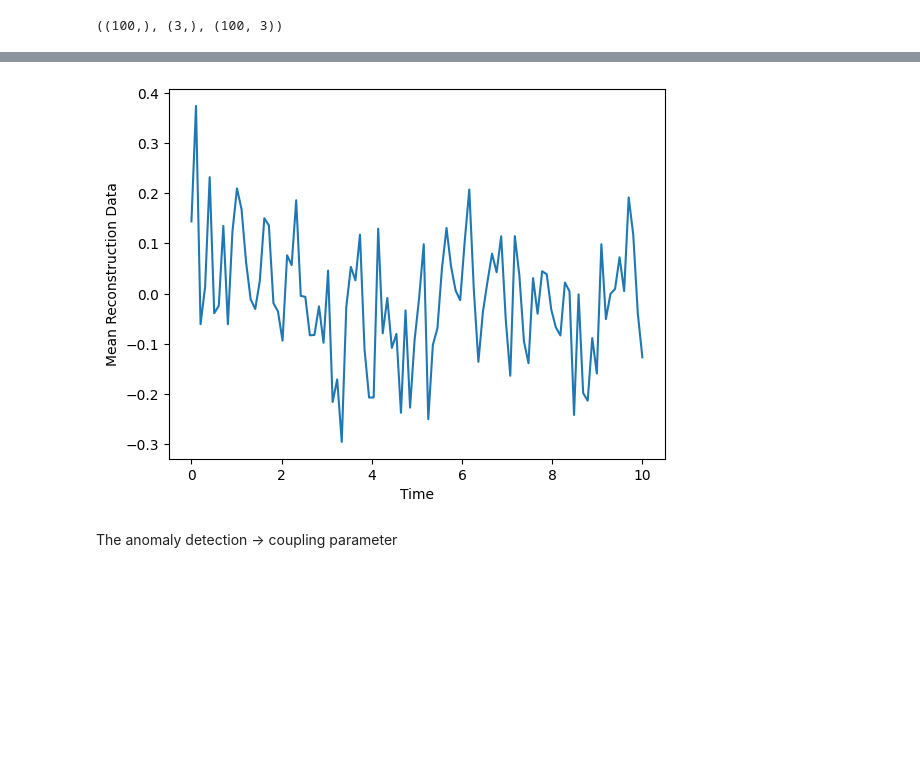
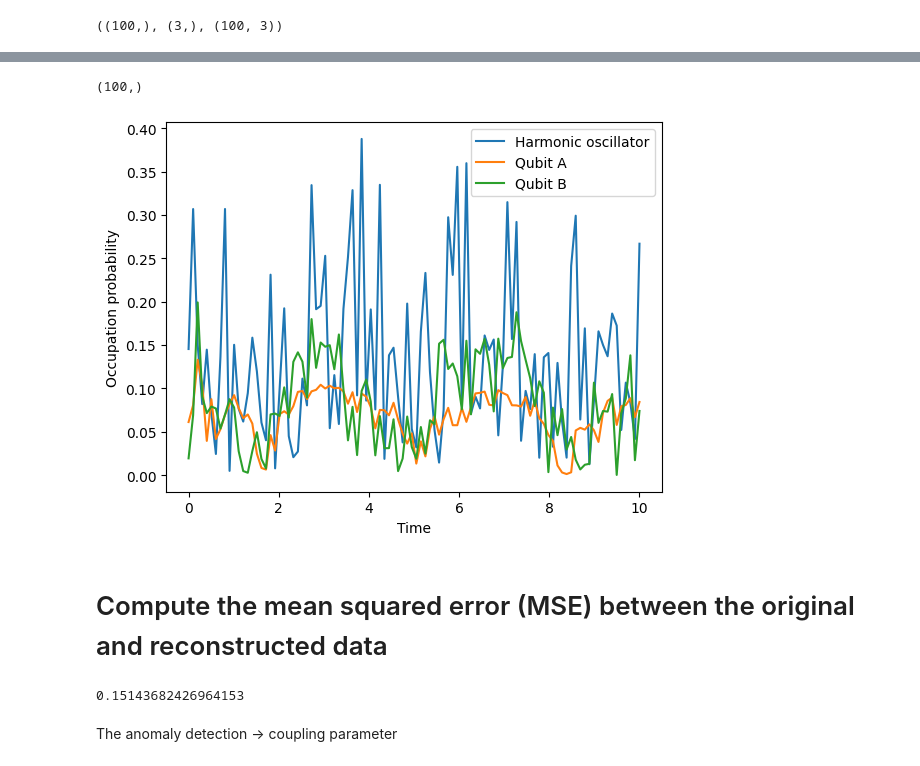
Before and after one commit to isadays/SystemSecurity, a Jupyter notebook: AnomalyDetectionSuperQubits/Supercond.ipynb, the cells around one changed output, grey strips where cells are left out. Cells and saved outputs as stored; diff of their text form; code cells hidden in the pictures; blank space fills up the shorter version.

```diff
--- a/AnomalyDetectionSuperQubits/Supercond.ipynb
+++ b/AnomalyDetectionSuperQubits/Supercond.ipynb
@@ -129,8 +135,0 @@ Epoch 100/100
-# %%
-# Plot the mean reconstruction dara over time
-plt.plot(tlist, reconstructed_data.mean(axis=1))
-plt.xlabel('Time')
-plt.ylabel('Mean Reconstruction Data')
-plt.show()
-# %% [output]
-[figure, removed]
@@ -136,0 +138,19 @@ plt.show()
+# %%
+reconstr_m = np.array(reconstructed_data).T
+# %%
+reconstr_m[0].shape
+# %% [output]
+(100,)
+# %%
+# Plot results
+plt.plot(tlist, abs(reconstr_m[0]), label='Harmonic oscillator')
+plt.plot(tlist, abs(reconstr_m[1]), label='Qubit A')
+plt.plot(tlist, abs(reconstr_m[2]), label='Qubit B')
+plt.xlabel('Time')
+plt.ylabel('Occupation probability')
+plt.legend()
+plt.show()
+# %% [output]
+[figure, added]
+# %% [markdown]
+# Compute the mean squared error (MSE) between the original and reconstructed data
@@ -137,3 +159,7 @@ plt.show()
+# %%
+mse
+# %% [output]
+0.15143682426964153
 # %% [markdown]
 The anomaly detection -> coupling parameter
 # %%
```
Also changed, not shown: parts of 4 cells of this notebook.
